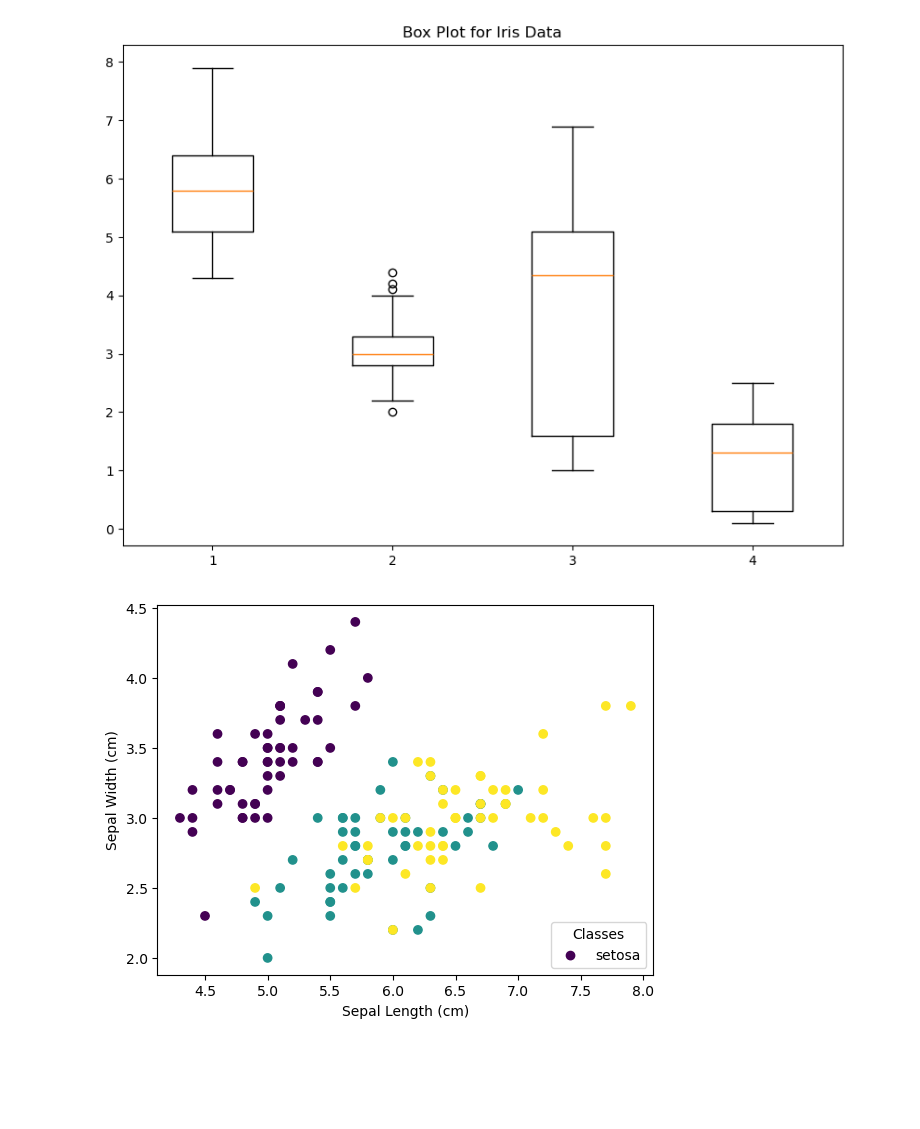
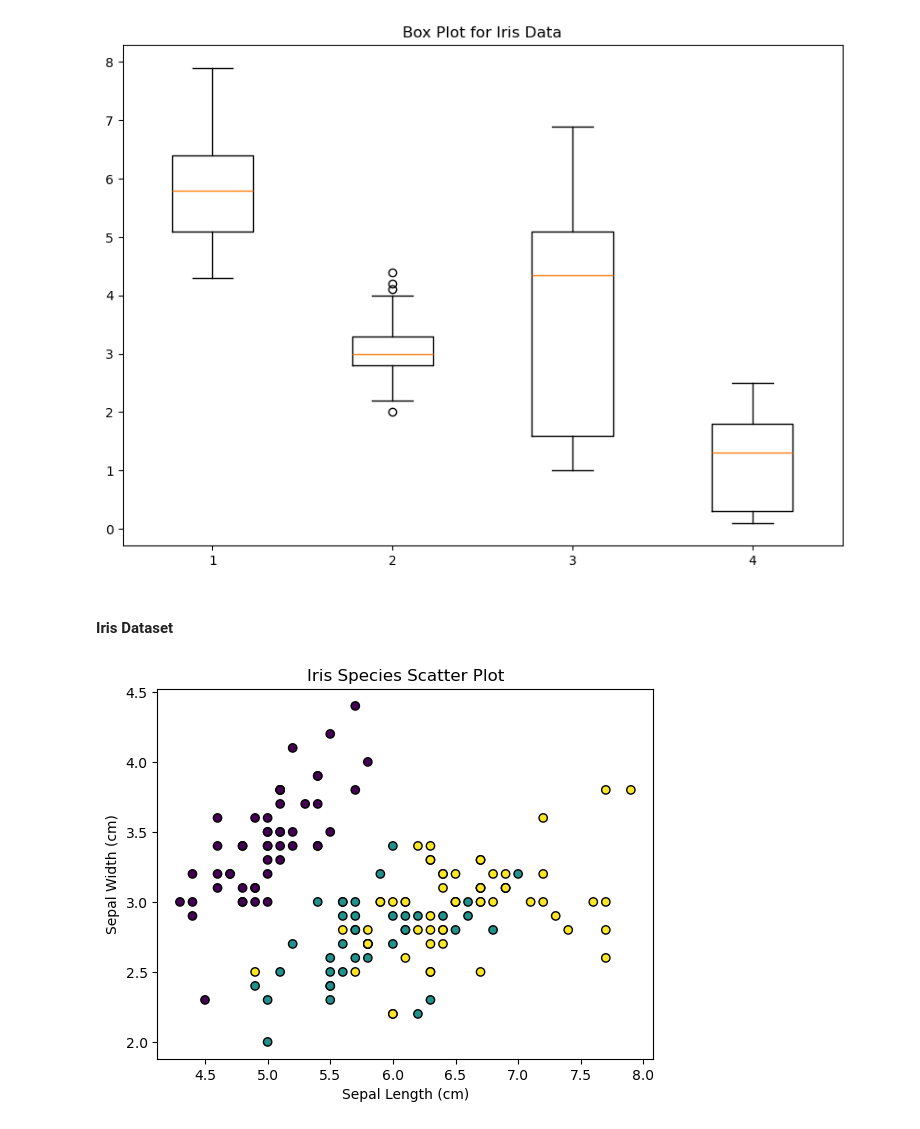
Before and after one commit to IanaraFer/pands-project, a Jupyter notebook: irisdataset.ipynb, the cells around one changed output. Cells and saved outputs as stored; diff of their text form; code cells hidden in the pictures; blank space fills up the shorter version.

```diff
--- a/irisdataset.ipynb
+++ b/irisdataset.ipynb
@@ -170,13 +170,22 @@ plt.title("Box Plot for Iris Data")
 plt.show()
 # %% [output]
 [figure]
-# %%
-import matplotlib.pyplot as plt
-
-plt.scatter(iris.data[:, 0], iris.data[:, 1], c=iris.target)
-plt.xlabel("Sepal Length (cm)")
-plt.ylabel("Sepal Width (cm)")
-plt.legend(iris.target_names, loc="lower right", title="Classes")
-plt.show()
-# %% [output]
-[figure, removed]
+# %% [markdown]
+#### Iris Dataset
+# %%
+# Extract features (sepal length and sepal width)
+X = iris.data[:, :2]
+y = iris.target
+
+# Create a scatter plot
+plt.scatter(X[:, 0], X[:, 1], c=y, cmap='viridis', edgecolor='k')
+
+# Add labels and title
+plt.xlabel("Sepal Length (cm)")
+plt.ylabel("Sepal Width (cm)")
+plt.title("Iris Species Scatter Plot")
+
+# Show the plot
+plt.show()
+# %% [output]
+[figure, added]
```
Also changed, not shown: 1 other file.
